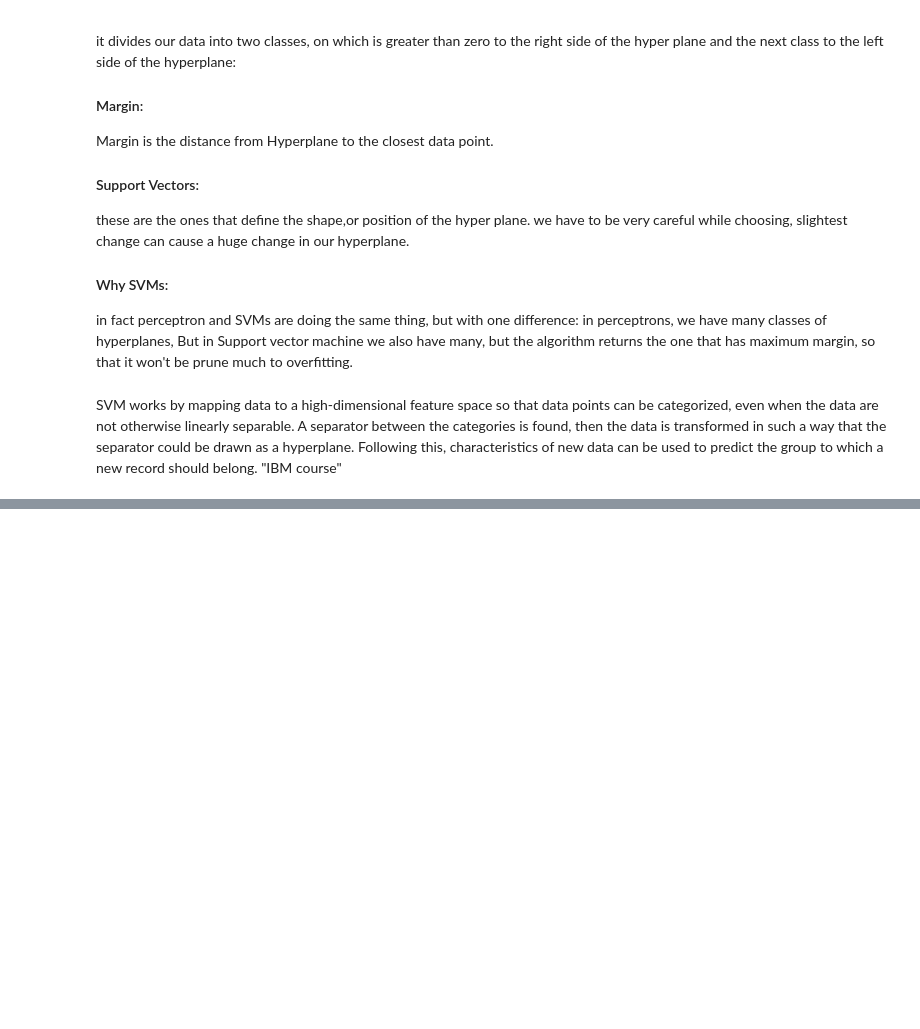
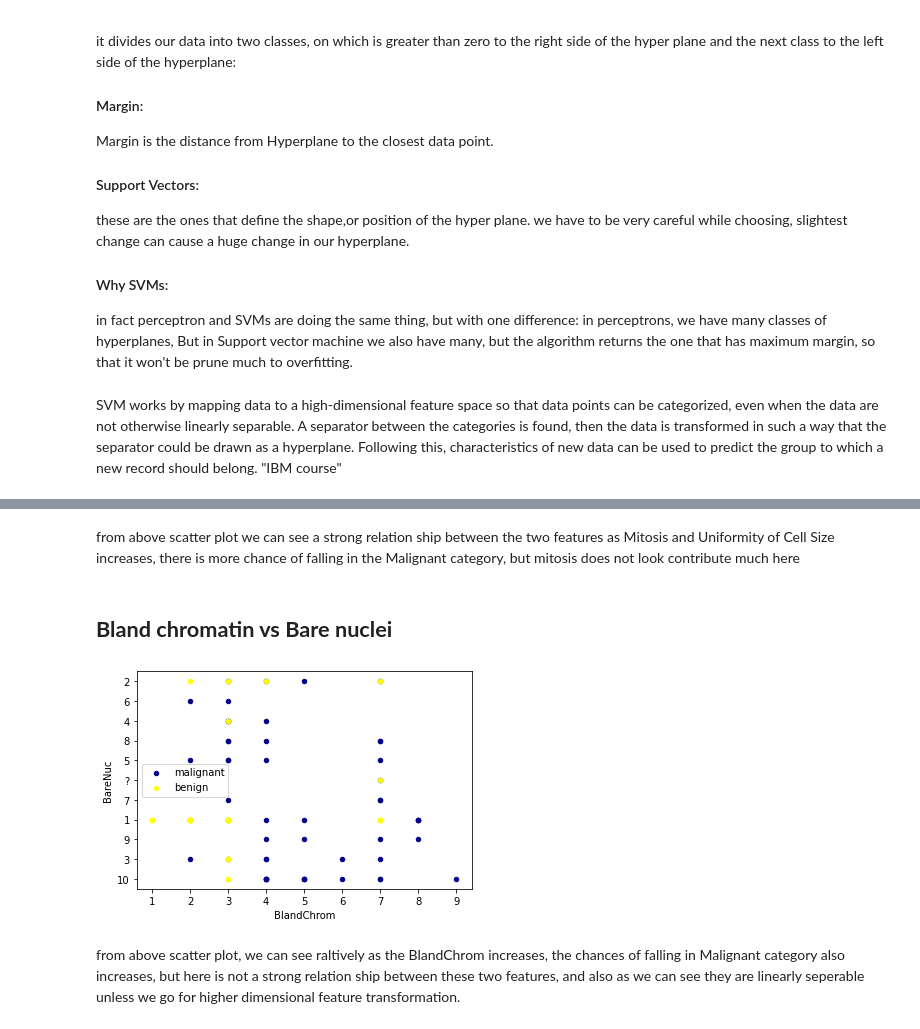
Before and after one commit to Lotfullah21/Machine-Learning, a Jupyter notebook: Support_Vector_Machines(SVM).ipynb, the cells around one changed output, grey strips where cells are left out. Saved outputs shown, nothing was run; the diff lists cells and outputs as text; code cells hidden in the pictures; blank space fills up the shorter version.

```diff
--- a/Support_Vector_Machines(SVM).ipynb
+++ b/Support_Vector_Machines(SVM).ipynb
@@ -29,0 +157,12 @@ SVM works by mapping data to a high-dimensional feature space so that data point
+# %% [markdown]
+from above scatter plot we can see a strong relation ship between the two features as Mitosis and Uniformity of Cell Size increases, there is more chance of falling in the Malignant category, but mitosis does not look contribute much here
+# %% [markdown]
+## **Bland chromatin vs Bare nuclei**
+# %%
+ax = df[df['Class'] == 4][0:50].plot(kind='scatter', x='BlandChrom', y='BareNuc', color='DarkBlue', label='malignant');
+df[df['Class'] == 2][0:50].plot(kind='scatter',x='BlandChrom', y='BareNuc', color='Yellow', label='benign', ax=ax);
+plt.show()
+# %% [output]
+[figure, added]
+# %% [markdown]
+from above scatter plot, we can see raltively as the BlandChrom increases, the chances of falling in Malignant category also increases, but here is not a strong relation ship between these two features, and also as we can see they are linearly seperable unless we go for higher dimensional feature transformation.
```
Also changed, not shown: parts of 34 cells of this notebook.
